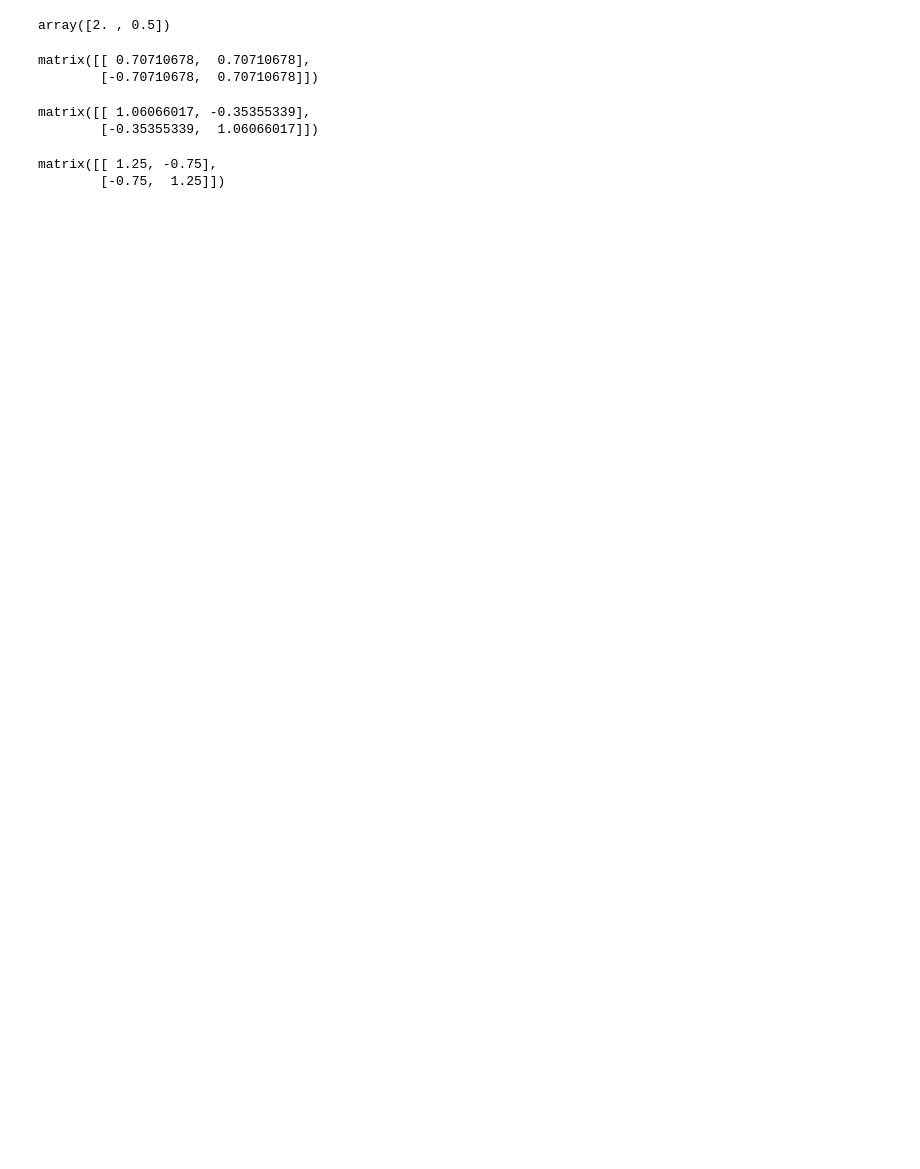
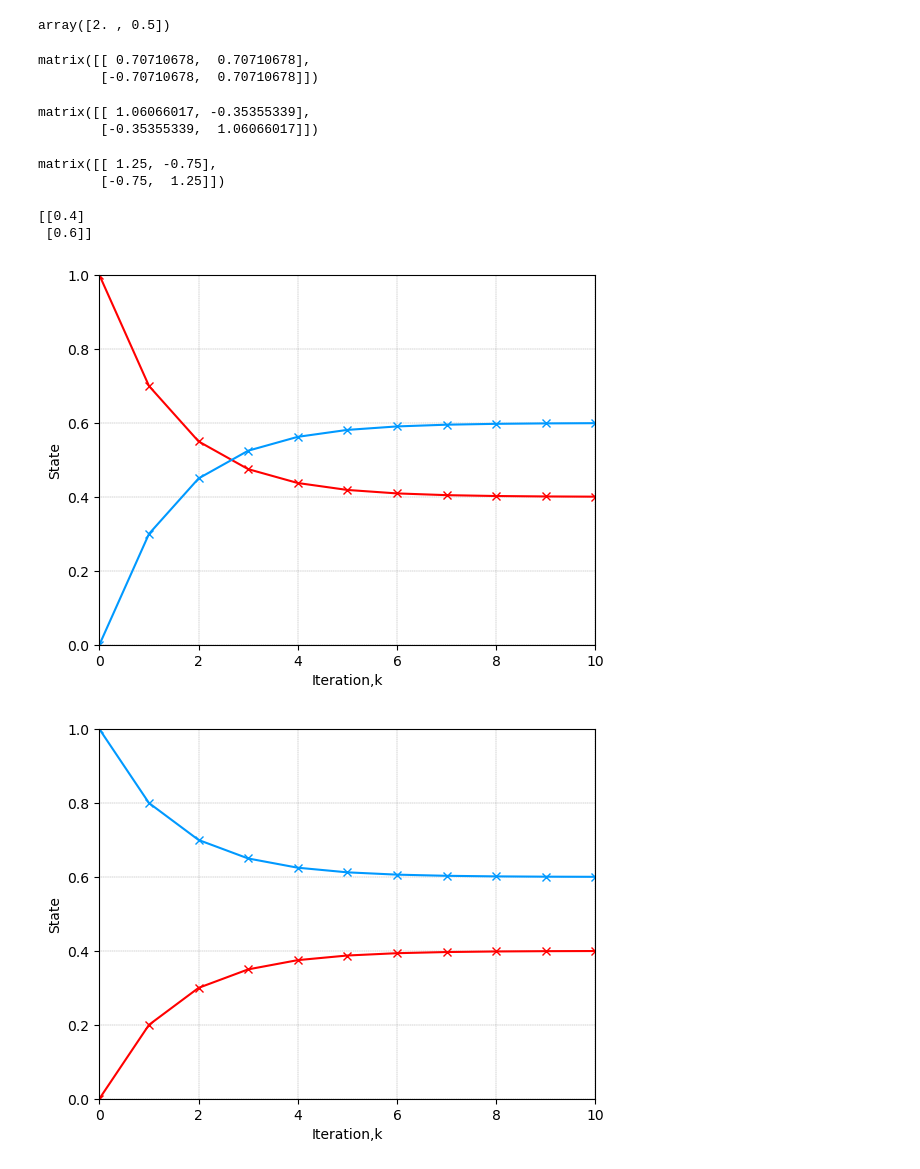
Before and after one commit to Arch-jyh/iris_books, a Jupyter notebook: book4/14.ipynb, the cells around one changed output. Drawn from its saved outputs; the diff is of its cells as text; code cells hidden in the pictures; blank space fills up the shorter version.

```diff
--- a/book4/14.ipynb
+++ b/book4/14.ipynb
@@ -28,0 +32,41 @@ matrix([[ 1.25, -0.75],
+# %%
+T = np.matrix([[0.7,0.2],
+               [0.3,0.8]])
+# %%
+sstate = np.linalg.eig(T)[1][:,1]
+sstate = sstate/sstate.sum() #归一化特征向量
+print(sstate)
+# %% [output]
+[[0.4]
+ [0.6]]
+# %%
+initial_x_array = np.array([[1,0,0.5,0.4],
+                            [0,1,0.5,0.6]]) #配置起始次数
+
+num_iterations = 10
+# %%
+for i in np.arange(0,4):
+    initial_x = initial_x_array[:,i][:,None] #类似np.newaxis
+
+    x_i = np.zeros_like(initial_x)
+    x_i = initial_x #
+    X = initial_x.T #初始化转置的状态,这里是第0次的数据
+
+    for x in np.arange(0,num_iterations):
+        x_i = T @ x_i
+        X = np.concatenate([X,x_i.T],axis = 0) #这里的axis = 0表是按照最外层索引的方向拼接
+
+    fig,ax = plt.subplots()
+
+    itr = np.arange(0,num_iterations + 1)
+    plt.plot(itr,X[:,0],marker = 'x',color = [1,0,0])
+    plt.plot(itr,X[:,1],marker = 'x',color = [0,0.6,1])
+
+    ax.grid(linestyle = '--',linewidth = 0.25,color = '0.5')
+    ax.set_xlim(0,num_iterations)
+    ax.set_ylim(0,1)
+    ax.set_xlabel('Iteration,k')
+    ax.set_ylabel('State')
+# %% [output]
+[figure, added]
+[figure, added]
```
Also changed, not shown: parts of 2 cells of this notebook, 2 other files.
